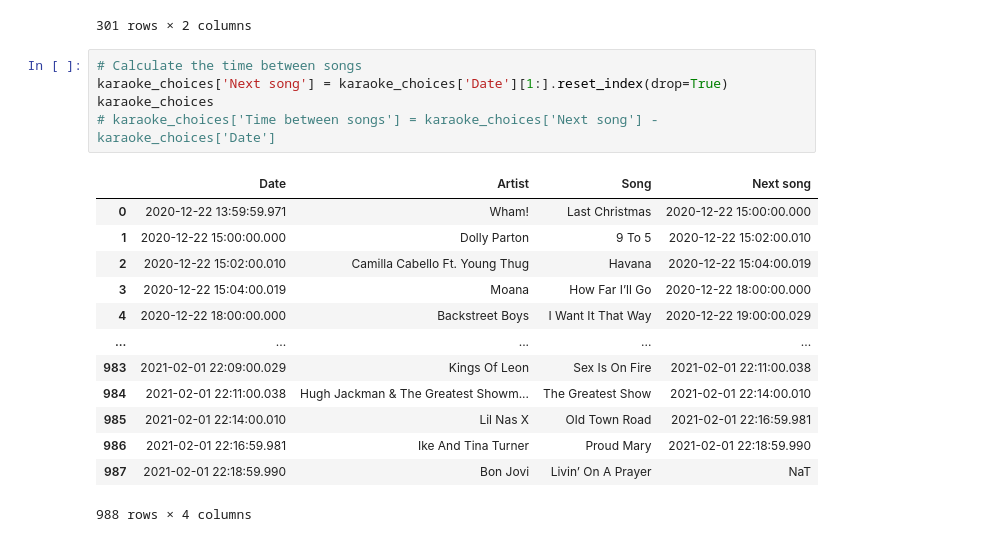
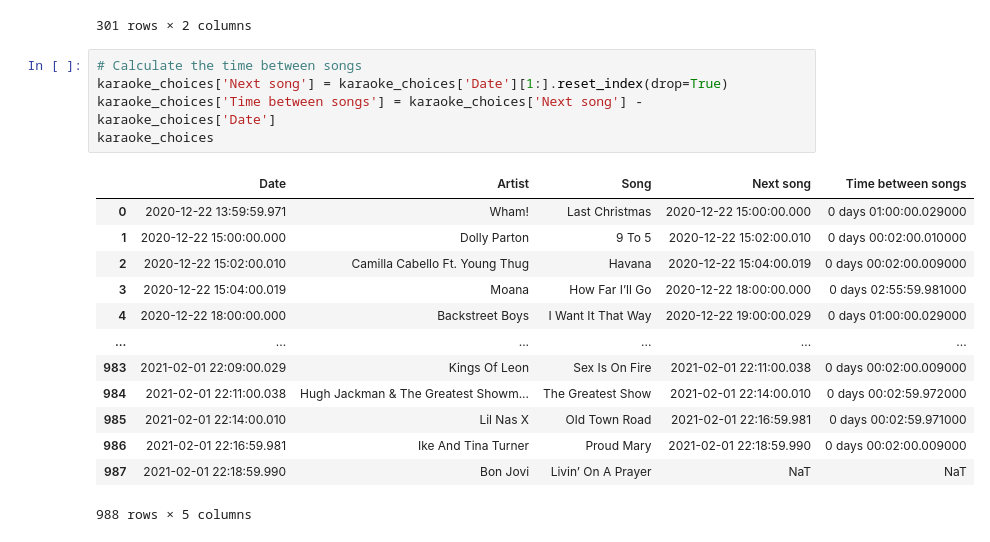
Before and after one commit to cuonglam0105/Preppin-Python, a Jupyter notebook: 2021_W8/2021_W8.ipynb, the cells around one changed output. Drawn from its saved outputs; the diff is of its cells as text.

```diff
--- a/2021_W8/2021_W8.ipynb
+++ b/2021_W8/2021_W8.ipynb
@@ -90,22 +90,22 @@ customers
 # %%
 # Calculate the time between songs
 karaoke_choices['Next song'] = karaoke_choices['Date'][1:].reset_index(drop=True)
+karaoke_choices['Time between songs'] = karaoke_choices['Next song'] - karaoke_choices['Date']
 karaoke_choices
-# karaoke_choices['Time between songs'] = karaoke_choices['Next song'] - karaoke_choices['Date']
 # %% [output]
-|  | Date | Artist | Song | Next song |
-| 0 | 2020-12-22 13:59:59.971 | Wham! | Last Christmas | 2020-12-22 15:00:00.000 |
-| 1 | 2020-12-22 15:00:00.000 | Dolly Parton | 9 To 5 | 2020-12-22 15:02:00.010 |
-| 2 | 2020-12-22 15:02:00.010 | Camilla Cabello Ft. Young Thug | Havana | 2020-12-22 15:04:00.019 |
-| 3 | 2020-12-22 15:04:00.019 | Moana | How Far I’ll Go | 2020-12-22 18:00:00.000 |
-| 4 | 2020-12-22 18:00:00.000 | Backstreet Boys | I Want It That Way | 2020-12-22 19:00:00.029 |
-| ... | ... | ... | ... | ... |
-| 983 | 2021-02-01 22:09:00.029 | Kings Of Leon | Sex Is On Fire | 2021-02-01 22:11:00.038 |
-| 984 | 2021-02-01 22:11:00.038 | Hugh Jackman & The Greatest Showm... | The Greatest Show | 2021-02-01 22:14:00.010 |
-| 985 | 2021-02-01 22:14:00.010 | Lil Nas X | Old Town Road | 2021-02-01 22:16:59.981 |
-| 986 | 2021-02-01 22:16:59.981 | Ike And Tina Turner | Proud Mary | 2021-02-01 22:18:59.990 |
-| 987 | 2021-02-01 22:18:59.990 | Bon Jovi | Livin’ On A Prayer | NaT |
+|  | Date | Artist | Song | Next song | Time between songs |
+| 0 | 2020-12-22 13:59:59.971 | Wham! | Last Christmas | 2020-12-22 15:00:00.000 | 0 days 01:00:00.029000 |
+| 1 | 2020-12-22 15:00:00.000 | Dolly Parton | 9 To 5 | 2020-12-22 15:02:00.010 | 0 days 00:02:00.010000 |
+| 2 | 2020-12-22 15:02:00.010 | Camilla Cabello Ft. Young Thug | Havana | 2020-12-22 15:04:00.019 | 0 days 00:02:00.009000 |
+| 3 | 2020-12-22 15:04:00.019 | Moana | How Far I’ll Go | 2020-12-22 18:00:00.000 | 0 days 02:55:59.981000 |
+| 4 | 2020-12-22 18:00:00.000 | Backstreet Boys | I Want It That Way | 2020-12-22 19:00:00.029 | 0 days 01:00:00.029000 |
+| ... | ... | ... | ... | ... | ... |
+| 983 | 2021-02-01 22:09:00.029 | Kings Of Leon | Sex Is On Fire | 2021-02-01 22:11:00.038 | 0 days 00:02:00.009000 |
+| 984 | 2021-02-01 22:11:00.038 | Hugh Jackman & The Greatest Showm... | The Greatest Show | 2021-02-01 22:14:00.010 | 0 days 00:02:59.972000 |
+| 985 | 2021-02-01 22:14:00.010 | Lil Nas X | Old Town Road | 2021-02-01 22:16:59.981 | 0 days 00:02:59.971000 |
+| 986 | 2021-02-01 22:16:59.981 | Ike And Tina Turner | Proud Mary | 2021-02-01 22:18:59.990 | 0 days 00:02:00.009000 |
+| 987 | 2021-02-01 22:18:59.990 | Bon Jovi | Livin’ On A Prayer | NaT | NaT |
-988 rows × 4 columns
+988 rows × 5 columns
 # %%
 # If the time between songs is greater than (or equal to) 59 minutes, flag this as being a new session
 karaoke_choices['Time between songs in minutes'] = karaoke_choices['Time between songs'].dt.total_seconds()/60
```
Also changed, not shown: parts of 10 cells of this notebook, 3 other files.
